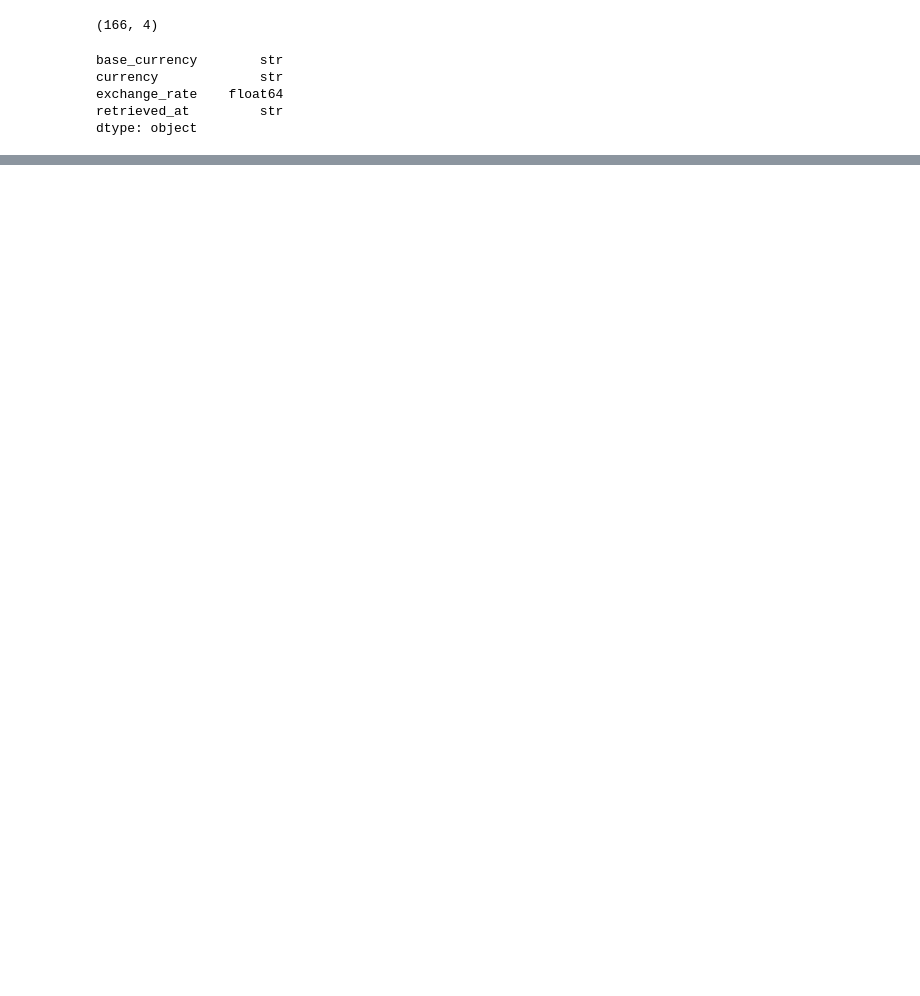
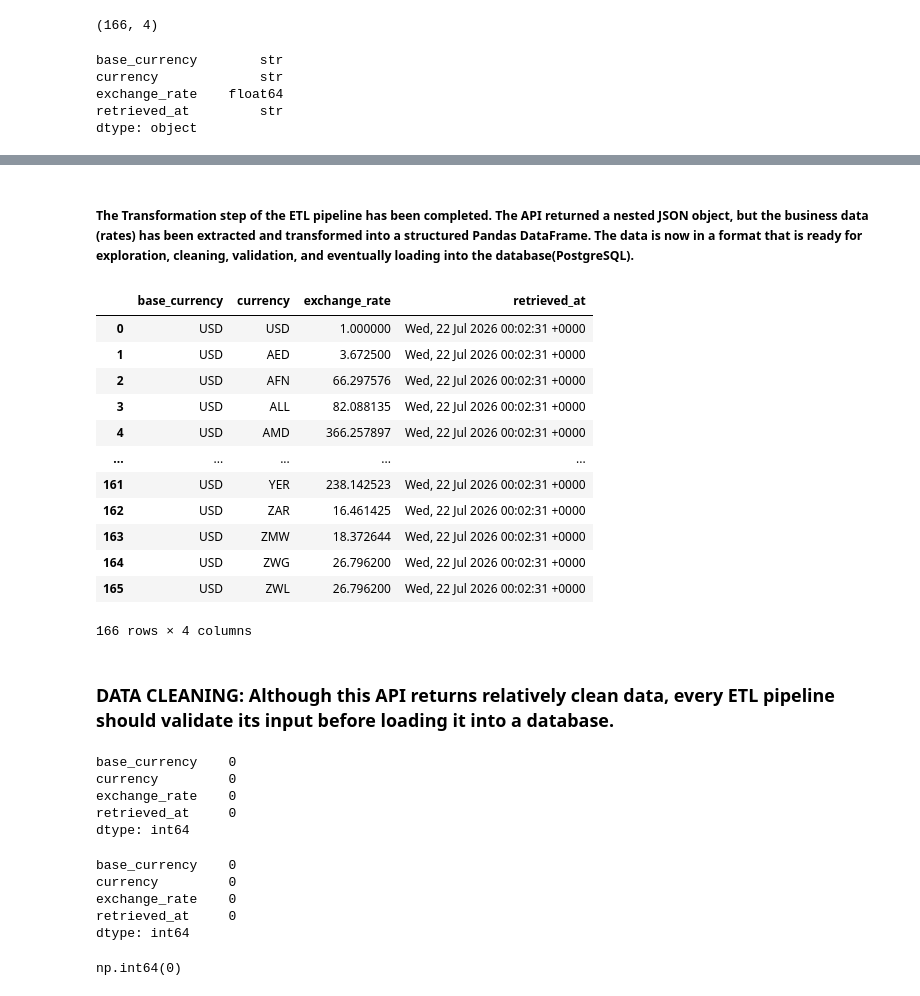
Before and after one commit to chinweubaudeh/Fintech_Api-Pipeline, a Jupyter notebook: notebooks/fintech_api_pipeline_project.ipynb, the cells around one changed output, grey strips where cells are left out. Cells and saved outputs as stored; diff of their text form; code cells hidden in the pictures; blank space fills up the shorter version.

```diff
--- a/notebooks/fintech_api_pipeline_project.ipynb
+++ b/notebooks/fintech_api_pipeline_project.ipynb
@@ -242,0 +277,43 @@ dtype: object
+# %% [markdown]
+##### The Transformation step of the ETL pipeline has been completed. The API returned a nested JSON object, but the business data (rates) has been extracted and transformed into a structured Pandas DataFrame. The data is now in a format that is ready for exploration, cleaning, validation, and eventually loading into the database(PostgreSQL).
+# %%
+exchange_rates
+# %% [output]
+|  | base_currency | currency | exchange_rate | retrieved_at |
+| 0 | USD | USD | 1.000000 | Wed, 22 Jul 2026 00:02:31 +0000 |
+| 1 | USD | AED | 3.672500 | Wed, 22 Jul 2026 00:02:31 +0000 |
+| 2 | USD | AFN | 66.297576 | Wed, 22 Jul 2026 00:02:31 +0000 |
+| 3 | USD | ALL | 82.088135 | Wed, 22 Jul 2026 00:02:31 +0000 |
+| 4 | USD | AMD | 366.257897 | Wed, 22 Jul 2026 00:02:31 +0000 |
+| ... | ... | ... | ... | ... |
+| 161 | USD | YER | 238.142523 | Wed, 22 Jul 2026 00:02:31 +0000 |
+| 162 | USD | ZAR | 16.461425 | Wed, 22 Jul 2026 00:02:31 +0000 |
+| 163 | USD | ZMW | 18.372644 | Wed, 22 Jul 2026 00:02:31 +0000 |
+| 164 | USD | ZWG | 26.796200 | Wed, 22 Jul 2026 00:02:31 +0000 |
+| 165 | USD | ZWL | 26.796200 | Wed, 22 Jul 2026 00:02:31 +0000 |
+166 rows × 4 columns
+# %% [markdown]
+### DATA CLEANING: Although this API returns relatively clean data, every ETL pipeline should validate its input before loading it into a database.
+# %%
+# Check for Blanks
+(exchange_rates == "").sum()
+# %% [output]
+base_currency    0
+currency         0
+exchange_rate    0
+retrieved_at     0
+dtype: int64
+# %%
+# Recheck missing values
+exchange_rates.isnull().sum()
+# %% [output]
+base_currency    0
+currency         0
+exchange_rate    0
+retrieved_at     0
+dtype: int64
+# %%
+# Validate positive exchange rates
+(exchange_rates["exchange_rate"] <= 0).sum()
+# %% [output]
+np.int64(0)
```
Also changed, not shown: parts of 38 cells of this notebook, 3 other files.
